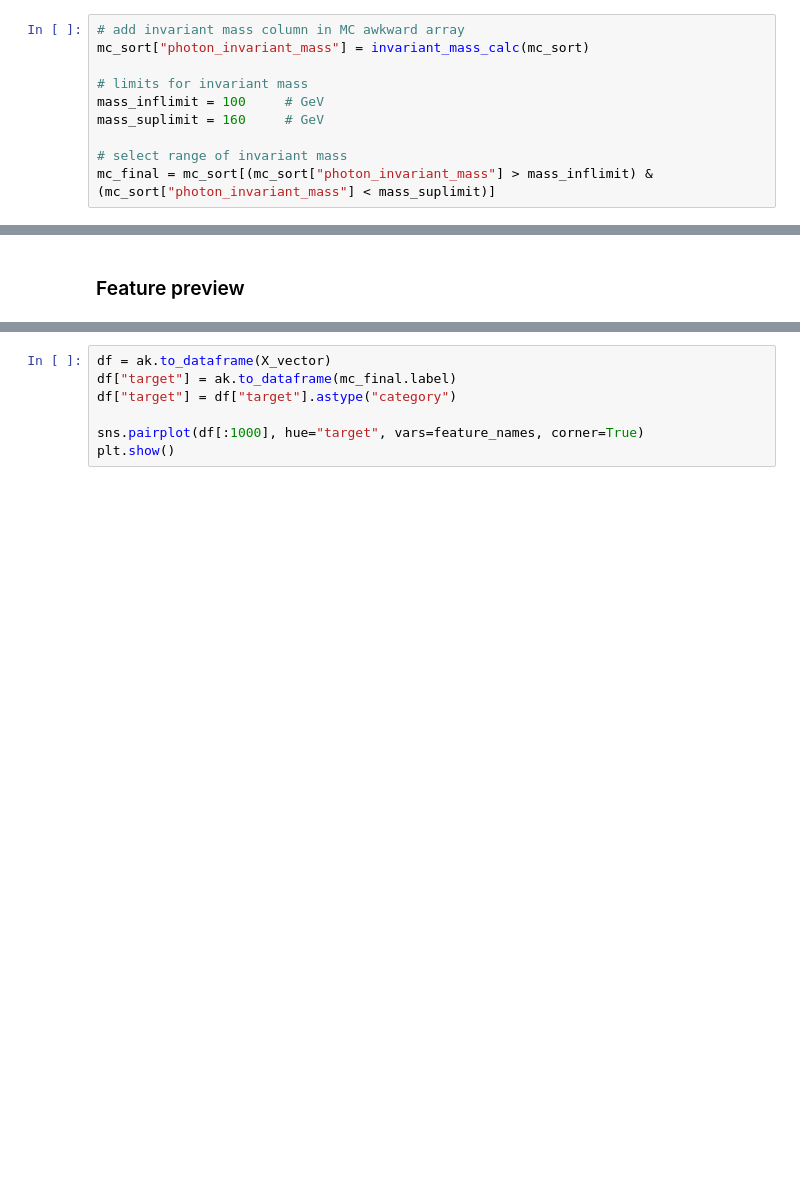
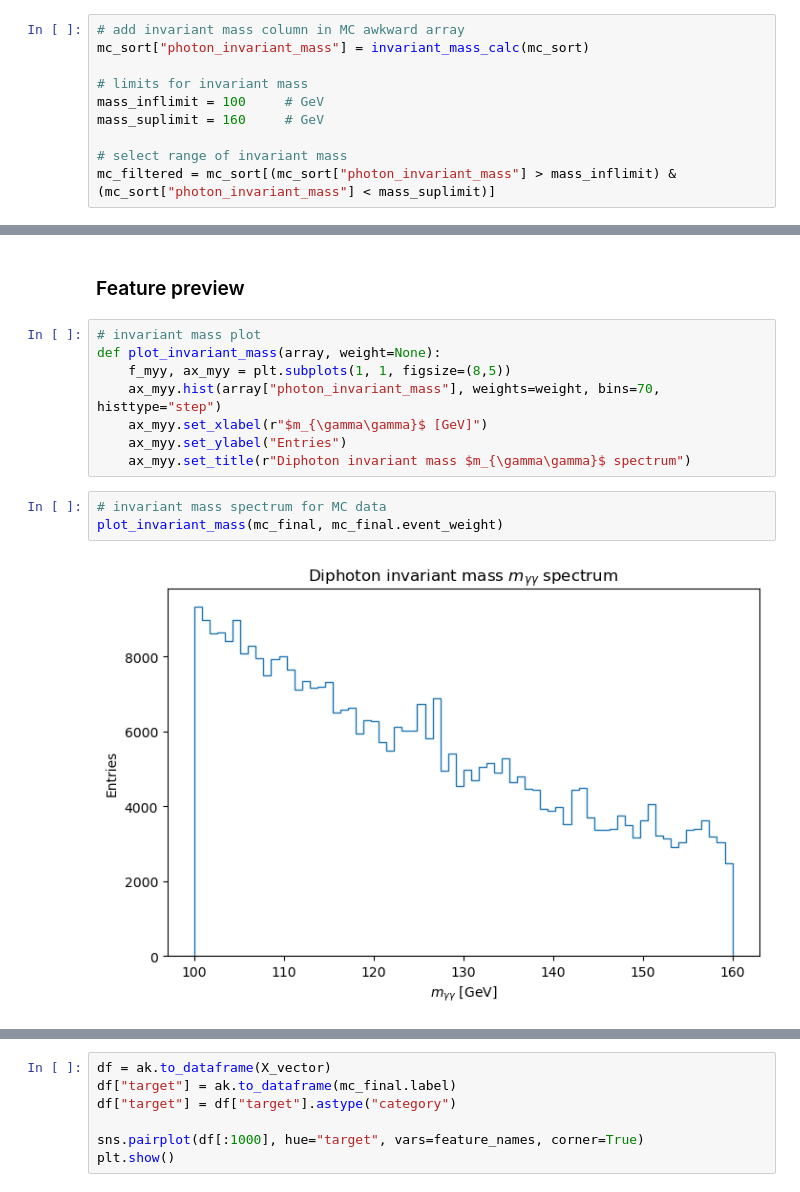
Before and after one commit to alessandrofoglizzo/DAML_project, a Jupyter notebook: Hgammagamma.ipynb, the cells around one changed output, grey strips where cells are left out. Cells and saved outputs as stored; diff of their text form; blank space fills up the shorter version.

```diff
--- a/Hgammagamma.ipynb
+++ b/Hgammagamma.ipynb
@@ -252,7 +262,7 @@ mass_inflimit = 100     # GeV
 mass_suplimit = 160     # GeV
 
 # select range of invariant mass
-mc_final = mc_sort[(mc_sort["photon_invariant_mass"] > mass_inflimit) & (mc_sort["photon_invariant_mass"] < mass_suplimit)]
+mc_filtered = mc_sort[(mc_sort["photon_invariant_mass"] > mass_inflimit) & (mc_sort["photon_invariant_mass"] < mass_suplimit)]
 # %% [markdown]
 ### Event weight
 It is important to take into acccount the weight of the event. We can calculate it as
@@ -432,6 +448,19 @@ def build_dataset(array, means=None, std_devs=None):
 X_train, y_train, X_test , y_test, w_train, w_test, means, std_devs = build_dataset(mc_awk)
 # %% [markdown]
 ### Feature preview
+# %%
+# invariant mass plot
+def plot_invariant_mass(array, weight=None):
+    f_myy, ax_myy = plt.subplots(1, 1, figsize=(8,5))
+    ax_myy.hist(array["photon_invariant_mass"], weights=weight, bins=70, histtype="step")
+    ax_myy.set_xlabel(r"$m_{\gamma\gamma}$ [GeV]")
+    ax_myy.set_ylabel("Entries")
+    ax_myy.set_title(r"Diphoton invariant mass $m_{\gamma\gamma}$ spectrum")
+# %%
+# invariant mass spectrum for MC data
+plot_invariant_mass(mc_final, mc_final.event_weight)
+# %% [output]
+[figure, added]
 # %%
 #take all the features name
 feature_names = list(means.keys())
```
Also changed, not shown: parts of 13 cells of this notebook.
